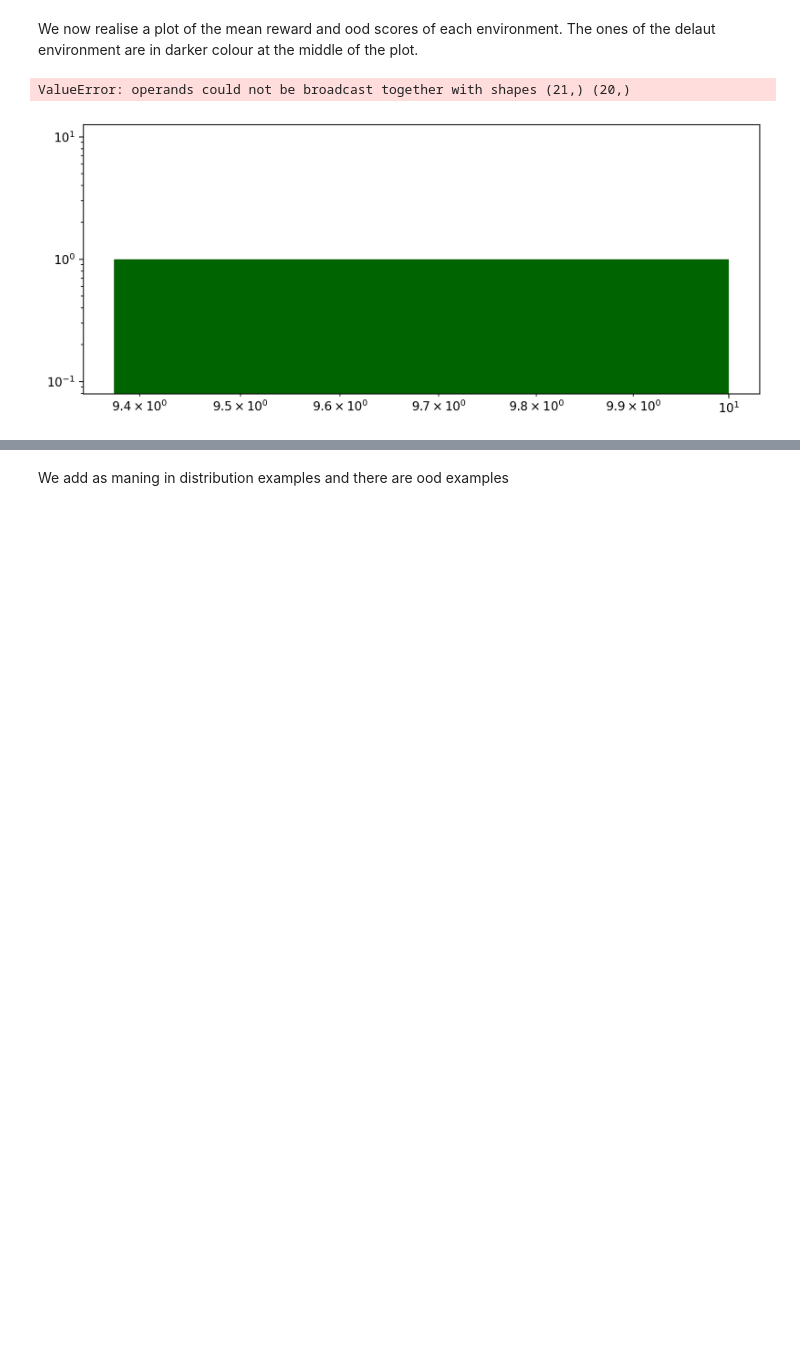
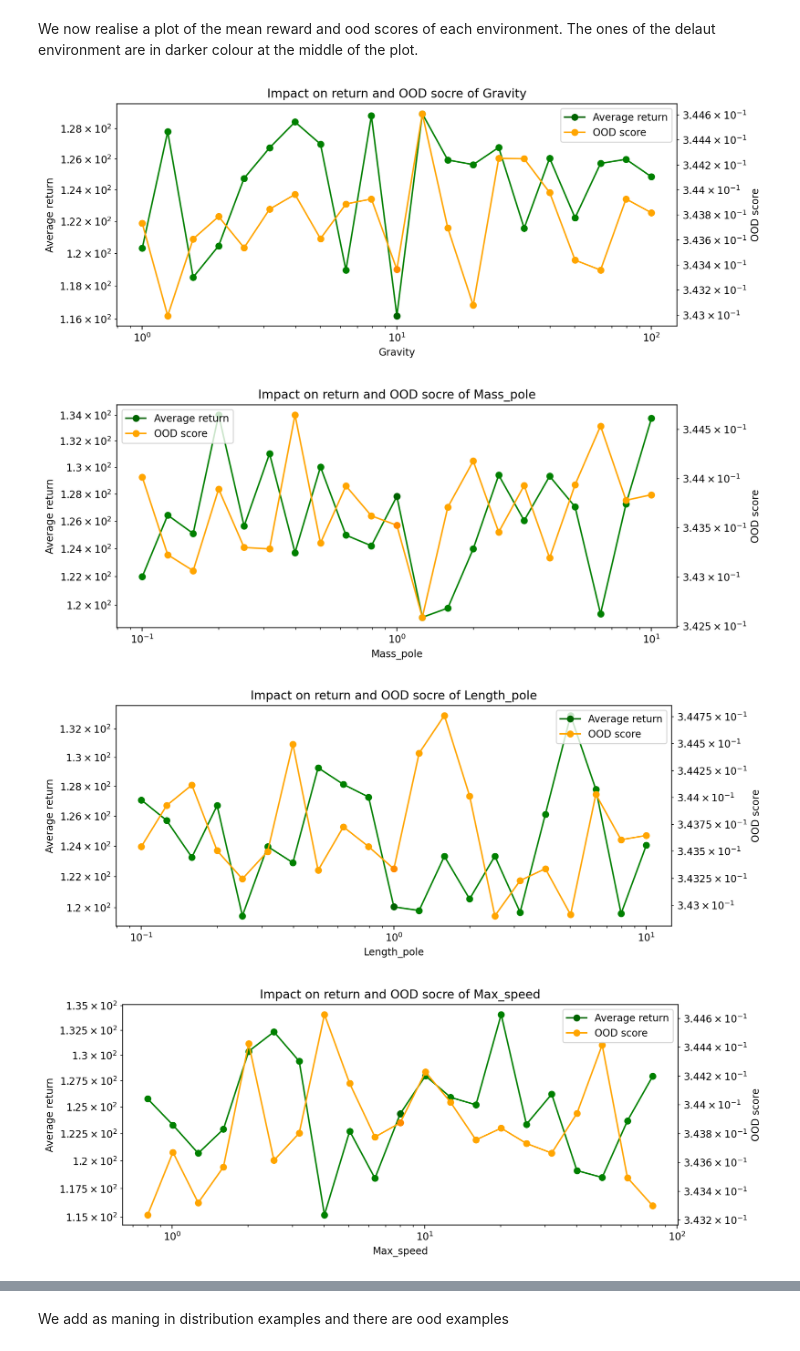
Before and after one commit to ArnaudGardille/RL-OOD-detection, a Jupyter notebook: RL_OOD_detection.ipynb, the cells around one changed output, grey strips where cells are left out. Drawn from its saved outputs; the diff is of its cells as text; code cells hidden in the pictures; blank space fills up the shorter version.

```diff
--- a/RL_OOD_detection.ipynb
+++ b/RL_OOD_detection.ipynb
@@ -77,28 +108,29 @@ try:
     agent = ALGO.load(path_agent, env=env)
 except:
     if ENV_NAME == 'CartPole-v1':
-        agent = A2C('MlpPolicy', env)
+        agent = A2C('MlpPolicy', env, verbose=0,)
         agent.learn(10000, progress_bar=True)
 
     elif ENV_NAME == 'Pendulum-v1':
 
-        agent = agent = PPO(
+        agent = A2C(
             "MlpPolicy",
             env,
-            gamma=0.98,
+            n_steps=8,
+            gamma=0.9,
+            gae_lambda=0.9,
             use_sde=True,
-            sde_sample_freq=4,
-            learning_rate=1e-3,
-            verbose=1,
+            policy_kwargs=dict(log_std_init=-2),
+            verbose=0,
         )
-        agent.learn(1000000, progress_bar=True)
+        agent.learn(1_000_000, progress_bar=True)
 
     elif ENV_NAME == 'MountainCar-v0':
-        agent = DQN('MlpPolicy', env, learning_rate=0.001, buffer_size=10000, learning_starts=50000, batch_size=128, tau=1.0, gamma=0.99, train_freq=4)
+        agent = DQN('MlpPolicy', env, learning_rate=0.001, buffer_size=10000, learning_starts=50000, batch_size=128, tau=1.0, gamma=0.99, train_freq=4, verbose=0,)
         agent.learn(1000000, progress_bar=True)
 
     elif ENV_NAME == 'MountainCarContinuous-v0':
-        agent = A2C('MlpPolicy', env)
+        agent = A2C('MlpPolicy', env, verbose=0,)
         agent.learn(1000000, progress_bar=True)
 
     agent.save(path_agent)
@@ -127,7 +141,9 @@ Wrapping the env in a DummyVecEnv.
 # %%
-env = instanciation_function(default_values)
+env = instanciation_function(default_values, render_mode='human')
 
 agent = ALGO.load(path_agent, env=env)
-evaluate(env, agent, nb_episodes=1, render=True)
+res = evaluate(env, agent, nb_episodes=1, render=True)
+print(res)
 env.close()
+pygame.quit()
 # %% [output]
@@ -158,7 +172,7 @@ for config in tqdm(ood_configs):
         std_results[config['change']] = []
 
     ood_env = instanciation_function(config)
-    agent = ALGO.load(path_agent)
+    agent = ALGO.load(path_agent, ood_env)
     mean_reward, std_reward = evaluate(ood_env, agent, nb_episodes=NB_EP_EVAL)
 
     results[config['change']].append(mean_reward)
@@ -244,31 +252,39 @@ We now realise a plot of the mean reward and ood scores of each environment. The
 # %%
 from turtle import color
 from numpy import inf
 
 
 for key in tqdm(results):
-    fig, ax = plt.subplots(figsize=(10, 4), dpi=200)
+    plot_to_compare(values[key],
+                    np.array(results[key]),
+                    mean_ood_scores[key],
+                    title='Impact on return and OOD socre of '+key,
+                    X_label=key,
+                    Y1_label='Average return',
+                    Y2_label='OOD score',
+                    n_default=10,
+                    save_path=path/'imgs'
+                    )
+    """fig, ax = plt.subplots(figsize=(10, 4), dpi=200)
     ax.set_xscale('log')
     ax.set_yscale('log')
-
-    #default_width = default_values[key]/8.0
-    #mean_ood_scores[key] = np.nan_to_num(mean_ood_scores[key], copy=True, nan=0.0, posinf=max(mean_ood_scores[key]), neginf=0)
-    #std_ood_scores[key] = np.nan_to_num(std_ood_scores[key], copy=True, nan=0.0, posinf=max(std_ood_scores[key]), neginf=0)
 
     default_width = default_values[key]/8.0
     width = default_width * np.logspace(-1, 1, num=21)
 
     ax.bar(default_values[key]- default_width/4, 1.0, width=default_width/2, label='Relative return', color='darkgreen')
     ax.bar(values[key]- width/4, results[key]/original_result, width=width/2,  color='green')
 
     ax.bar(default_values[key]+default_width/4, 1.0, width=default_width/2, label='Relative OOD score', color='darkorange')
     ax.bar(values[key]+ width/4, mean_ood_scores[key]/in_distrib_score, width=width/2, color='orange', yerr=std_ood_scores[key])
 
     ax.set_xlabel(key)
     ax.set_ylabel('Mean episode duration')
     ax.set_title('Impact of OOD regarding '+key)
 
-    plt.legend() #prop={'size': 'medium'}, ncol=2)
+    plt.legend() #prop={'size': 'medium'}, ncol=2)"""
 # %% [output]
-ValueError: operands could not be broadcast together with shapes (21,) (20,)
-[figure, old version]
+[figure, new version]
+[figure, added]
+[figure, added]
+[figure, added]
```
Also changed, not shown: parts of 19 cells of this notebook, 5 other files.
